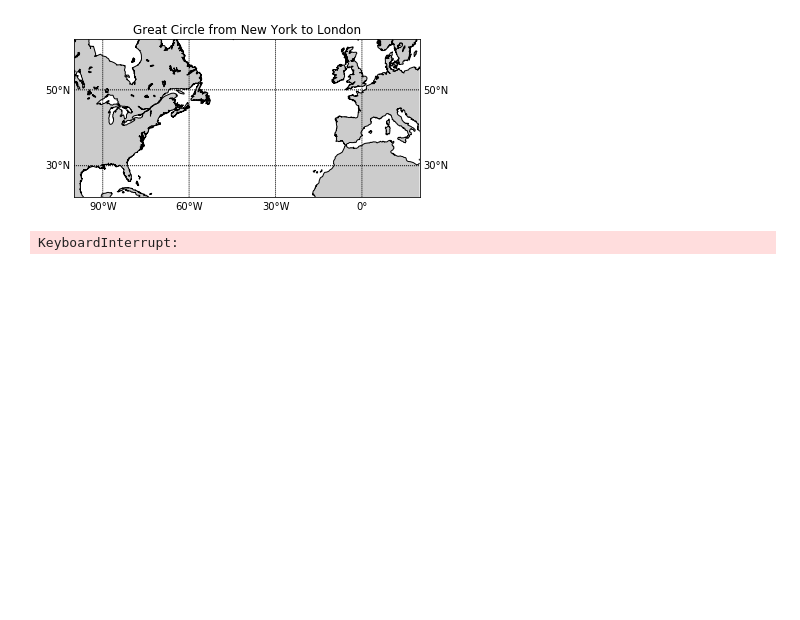
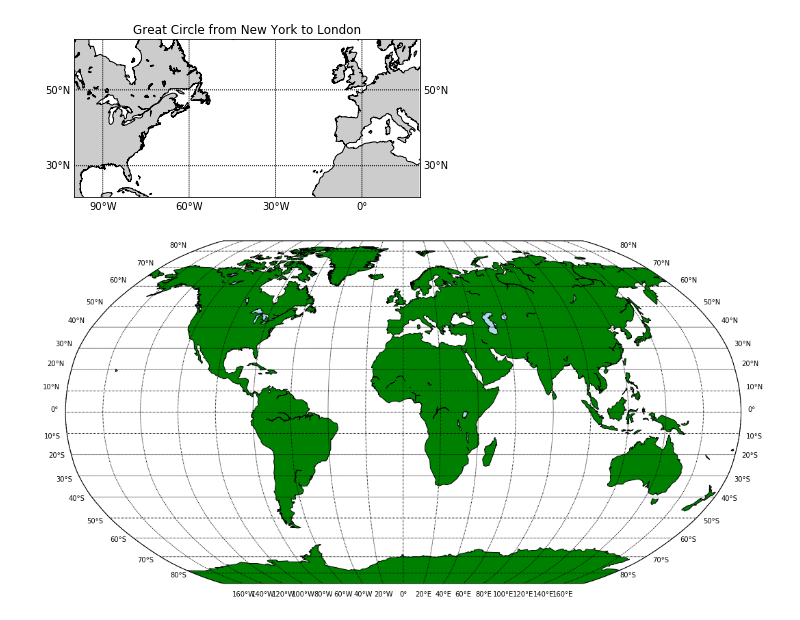
Before and after one commit to nina1603/marine_modeling, a Jupyter notebook: visualisation.ipynb, the cells around one changed output. Drawn from its saved outputs; the diff is of its cells as text; code cells hidden in the pictures; blank space fills up the shorter version.

```diff
--- a/visualisation.ipynb
+++ b/visualisation.ipynb
@@ -172,10 +172,14 @@ ax.set_title('Great Circle from New York to London')
 plt.show()
 # %% [output]
 [figure]
-# %%
-for i in range(x.shape[0]):
-    for j in range(y.shape[0]):
-        if ((lngvals[j, i] >= 500) & (j != 3297)):
-            print (i, j, lngvals[j, i])
-# %% [output]
-KeyboardInterrupt:
+# %%
+fig = plt.figure(figsize=(14, 12))
+plt.subplots_adjust(left = 0.01, right = 0.99, top = 0.99, bottom = 0.00)
+m = Basemap(projection = 'robin', lon_0 = 0, resolution = 'c')
+m.fillcontinents(color = 'green', lake_color = 'lightblue')
+m.drawmeridians(np.arange(-180, 180, 20), labels = [1, 1, 0, 1])
+m.drawparallels(np.arange(-90, 90, 10), labels = [1, 1, 0, 1])
+m.drawcoastlines()
+plt.show()
+# %% [output]
+[figure, added]
```
Also changed, not shown: parts of 1 cell of this notebook.
